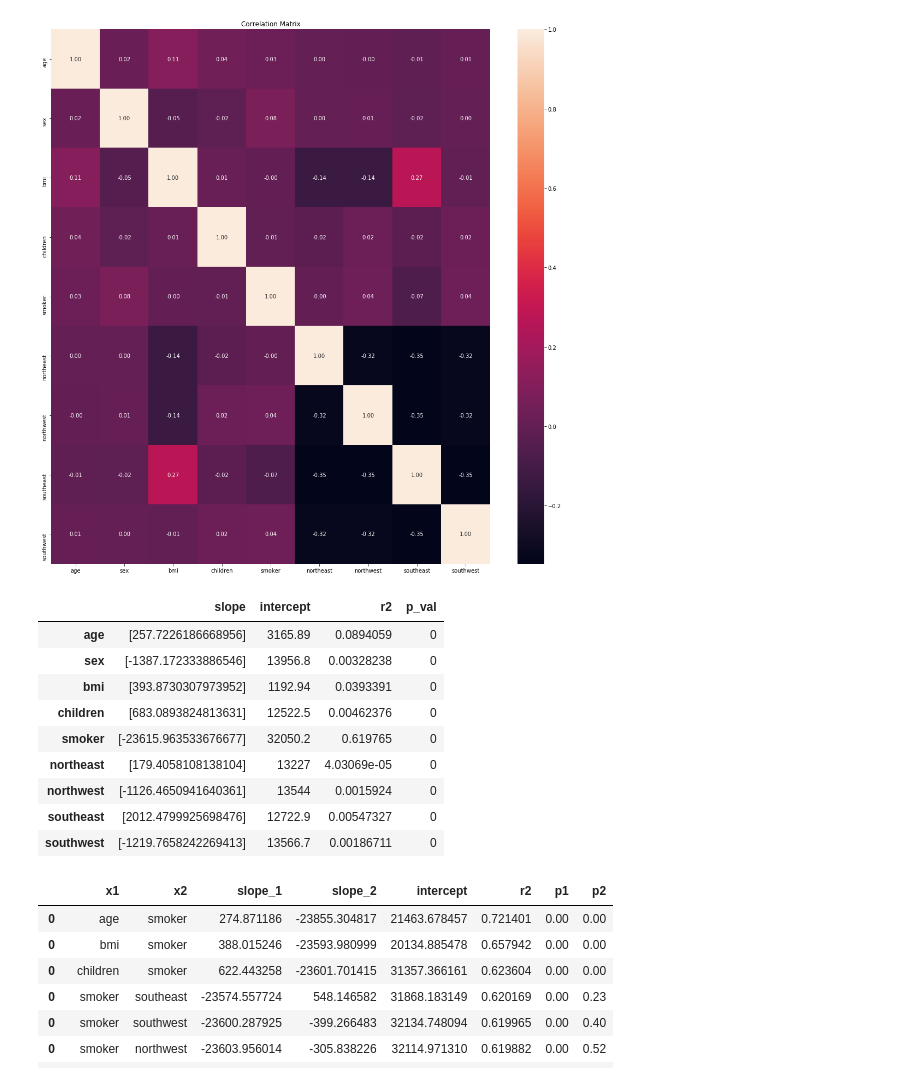
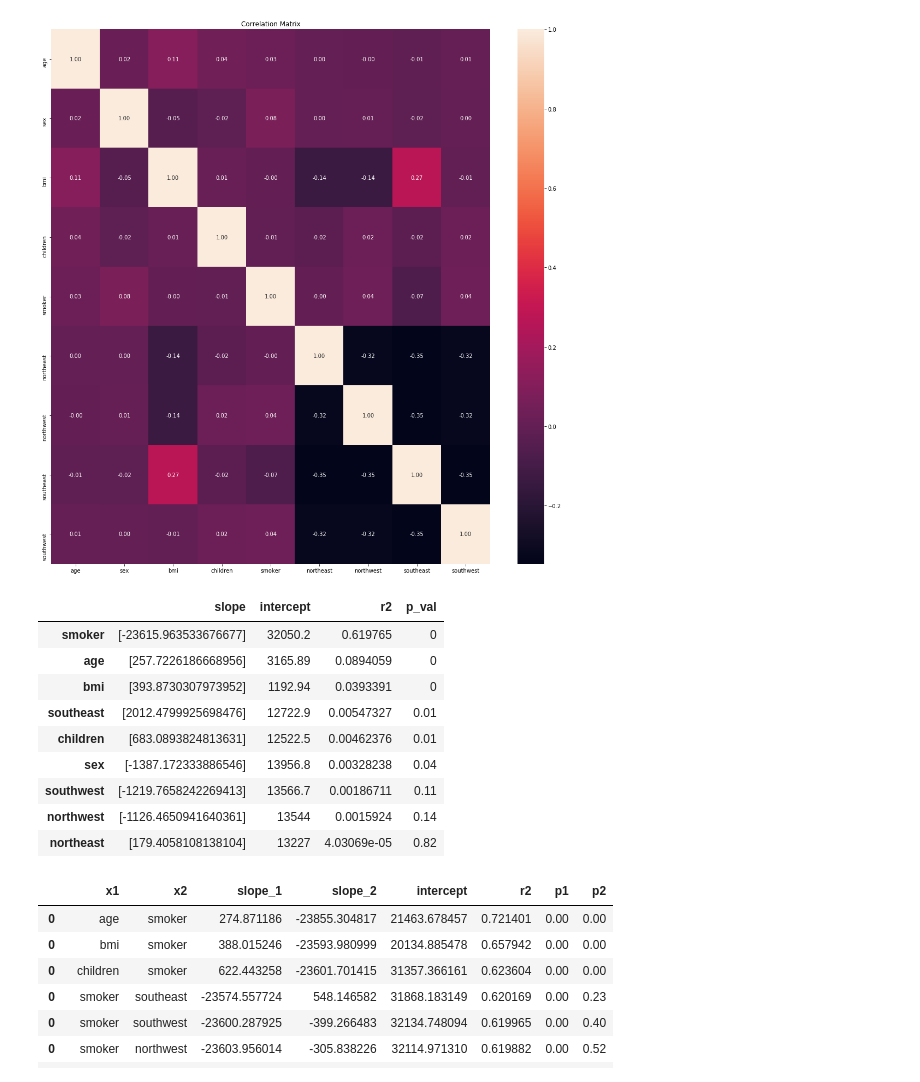
Before and after one commit to rahul-praj/Codecademy, a Jupyter notebook: us-medical-insurance-costs.ipynb, the cells around one changed output. Cells and saved outputs as stored; diff of their text form; code cells hidden in the pictures.

```diff
--- a/us-medical-insurance-costs.ipynb
+++ b/us-medical-insurance-costs.ipynb
@@ -187,44 +194,49 @@ plt.show()
 # %% [output]
 [figure]
 # %%
+# create function to run single-factor linear regression model for the data
+
 def single_factor(dataframe):
     df_num = dataframe.select_dtypes(include=[np.float, np.int64, np.uint8])
     index = df_num.columns[:-1]
     cols = ['slope', 'intercept', 'r2', 'p_val']
     linear_reg_results = pd.DataFrame(columns=cols, index=index)
 
     for count, val in enumerate(index):
         x = df_num.iloc[:, count]
         y = df_num.iloc[:, -1]
         x_ = np.array(x).reshape(-1, 1)
         y_ = np.array(y)
         model = LinearRegression().fit(x_, y_)
         slope = model.coef_
         intercept = model.intercept_
         r_sq = model.score(x_, y_)
 
+        x = sm.add_constant(x)
         mod = sm.OLS(y,x)
         mod_fit = mod.fit()
-        p_value = round(float(np.array(mod_fit.summary2().tables[1]['P>|t|'])), 10)
+        p_value = round(mod_fit.pvalues[1], 2)
 
         linear_reg_results.iloc[count, 0] = slope
         linear_reg_results.iloc[count, 1] = intercept
         linear_reg_results.iloc[count, 2] = r_sq
         linear_reg_results.iloc[count, 3] = p_value
 
+        linear_reg_results.sort_values('r2', ascending=False, inplace=True)
+
     return linear_reg_results
 
 single_factor_regressions = single_factor(df)
 single_factor_regressions
 # %% [output]
 |  | slope | intercept | r2 | p_val |
+| smoker | [-23615.963533676677] | 32050.2 | 0.619765 | 0 |
 | age | [257.7226186668956] | 3165.89 | 0.0894059 | 0 |
-| sex | [-1387.172333886546] | 13956.8 | 0.00328238 | 0 |
 | bmi | [393.8730307973952] | 1192.94 | 0.0393391 | 0 |
-| children | [683.0893824813631] | 12522.5 | 0.00462376 | 0 |
-| smoker | [-23615.963533676677] | 32050.2 | 0.619765 | 0 |
-| northeast | [179.4058108138104] | 13227 | 4.03069e-05 | 0 |
-| northwest | [-1126.4650941640361] | 13544 | 0.0015924 | 0 |
-| southeast | [2012.4799925698476] | 12722.9 | 0.00547327 | 0 |
-| southwest | [-1219.7658242269413] | 13566.7 | 0.00186711 | 0 |
+| southeast | [2012.4799925698476] | 12722.9 | 0.00547327 | 0.01 |
+| children | [683.0893824813631] | 12522.5 | 0.00462376 | 0.01 |
+| sex | [-1387.172333886546] | 13956.8 | 0.00328238 | 0.04 |
+| southwest | [-1219.7658242269413] | 13566.7 | 0.00186711 | 0.11 |
+| northwest | [-1126.4650941640361] | 13544 | 0.0015924 | 0.14 |
+| northeast | [179.4058108138104] | 13227 | 4.03069e-05 | 0.82 |
 # %%
```
Also changed, not shown: parts of 7 cells of this notebook.
